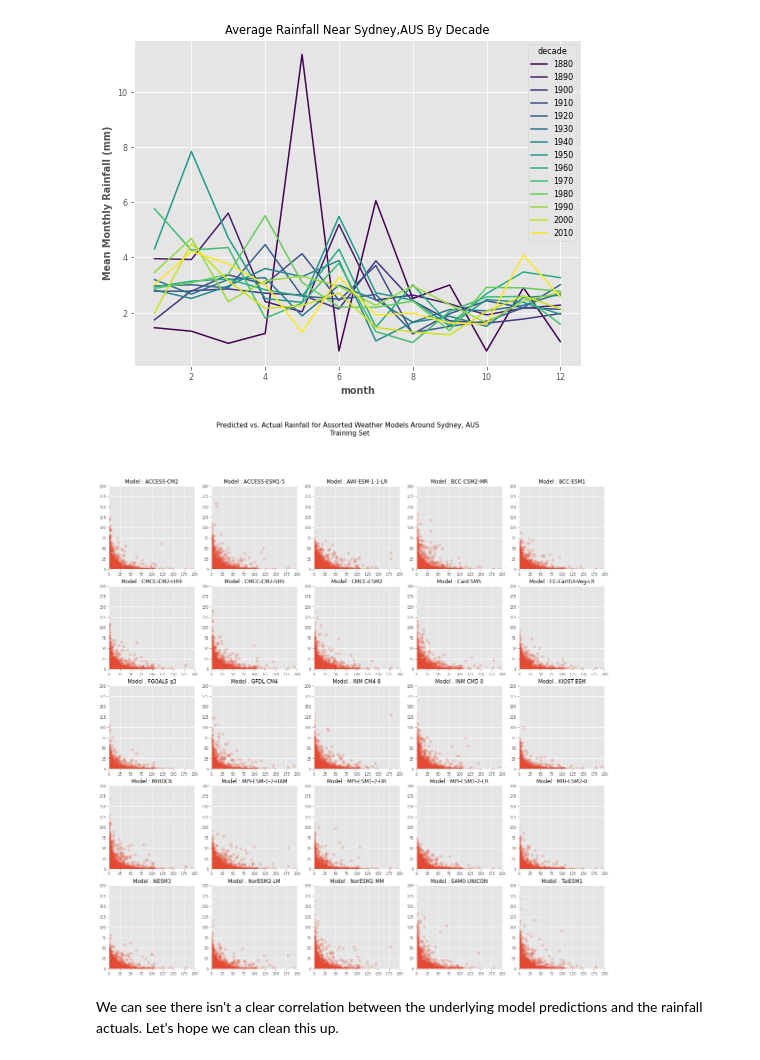
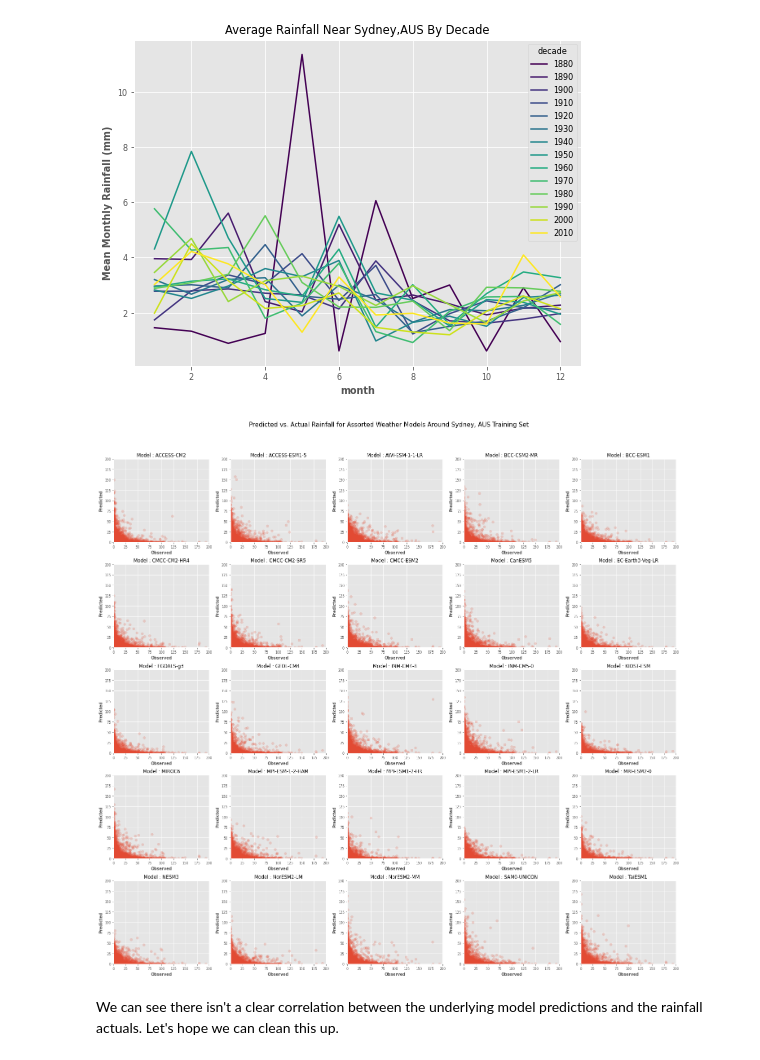
Before and after one commit to UBC-MDS/525_groub10, a Jupyter notebook: notebooks/03-ml_modelling_sklearn.ipynb, the cells around one changed output. Saved outputs shown, nothing was run; the diff lists cells and outputs as text; code cells hidden in the pictures.

```diff
--- a/notebooks/03-ml_modelling_sklearn.ipynb
+++ b/notebooks/03-ml_modelling_sklearn.ipynb
@@ -82,22 +86,37 @@ plt.xlabel("Observed Rainfall (mm)");
 # %% [output]
 [figure]
 # %%
-# Quick scatter matrix of predicted vs. actual for every weather model
-fig,ax = plt.subplots(nrows=5, ncols=5, figsize=(20,20))
-fig.suptitle("Predicted vs. Actual Rainfall for Assorted Weather Models Around Sydney, AUS \n Training Set", fontsize=15)
-# fig.get_title().set_fontsize(15)
+# Compare errors and predicted vs. actual for each basic weather model
 
 rmse_train_dict = {}
 
 for i in range(0,25):
-    ax[i//5, i % 5].scatter(df_train.iloc[:,25], df_train.iloc[:,i], alpha=0.2)
-    ax[i//5, i % 5].set_title(f"Model : {df_train.columns[i]}")
-    ax[i//5, i % 5].set_xlim([0, 200])
-    ax[i//5, i % 5].set_ylim([0, 200])
 
     rmse_train_dict[df_train.columns[i]] = np.sqrt(mean_squared_error(df_train.iloc[:,25],df_train.iloc[:,i]))
+
+def plot_rain_models(df, title):
+    """
+    Plot each column of weather model data vs. observed data. Assumes observed data is in column == 25
+    """
+    fig,ax = plt.subplots(nrows=5, ncols=5, figsize=(20,20))
+    fig.suptitle(title, fontsize=15)
+
+
+
+    for i in range(0,25):
+        ax[i//5, i % 5].scatter(df.iloc[:,25], df.iloc[:,i], alpha=0.2)
+        ax[i//5, i % 5].set_title(f"Model : {df_test.columns[i]}")
+        ax[i//5, i % 5].set_xlabel("Observed")
+        ax[i//5, i % 5].set_ylabel("Predicted")
+        ax[i//5, i % 5].set_xlim([0, 200])
+        ax[i//5, i % 5].set_ylim([0, 200])
+
+
+    plt.tight_layout(rect=[0, 0.03, 1, 0.95])
+
+plot_rain_models(df_train, title="Predicted vs. Actual Rainfall for Assorted Weather Models Around Sydney, AUS Training Set")
 # %% [output]
-[figure, old version]
+[figure, new version]
 # %% [markdown]
 We can see there isn't a clear correlation between the underlying model predictions and the rainfall actuals. Let's hope we can clean this up.
 # %% [markdown]
```
Also changed, not shown: parts of 9 cells of this notebook, 1 other file.
